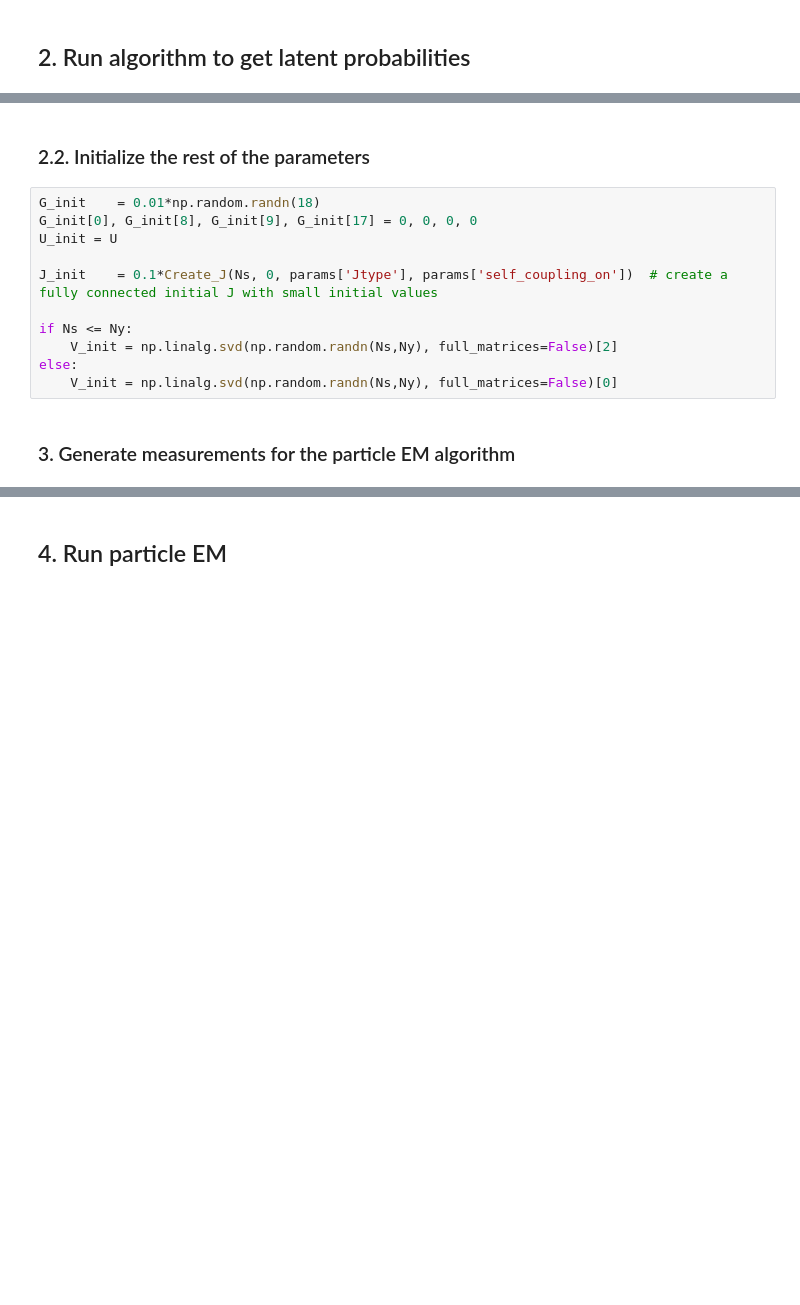
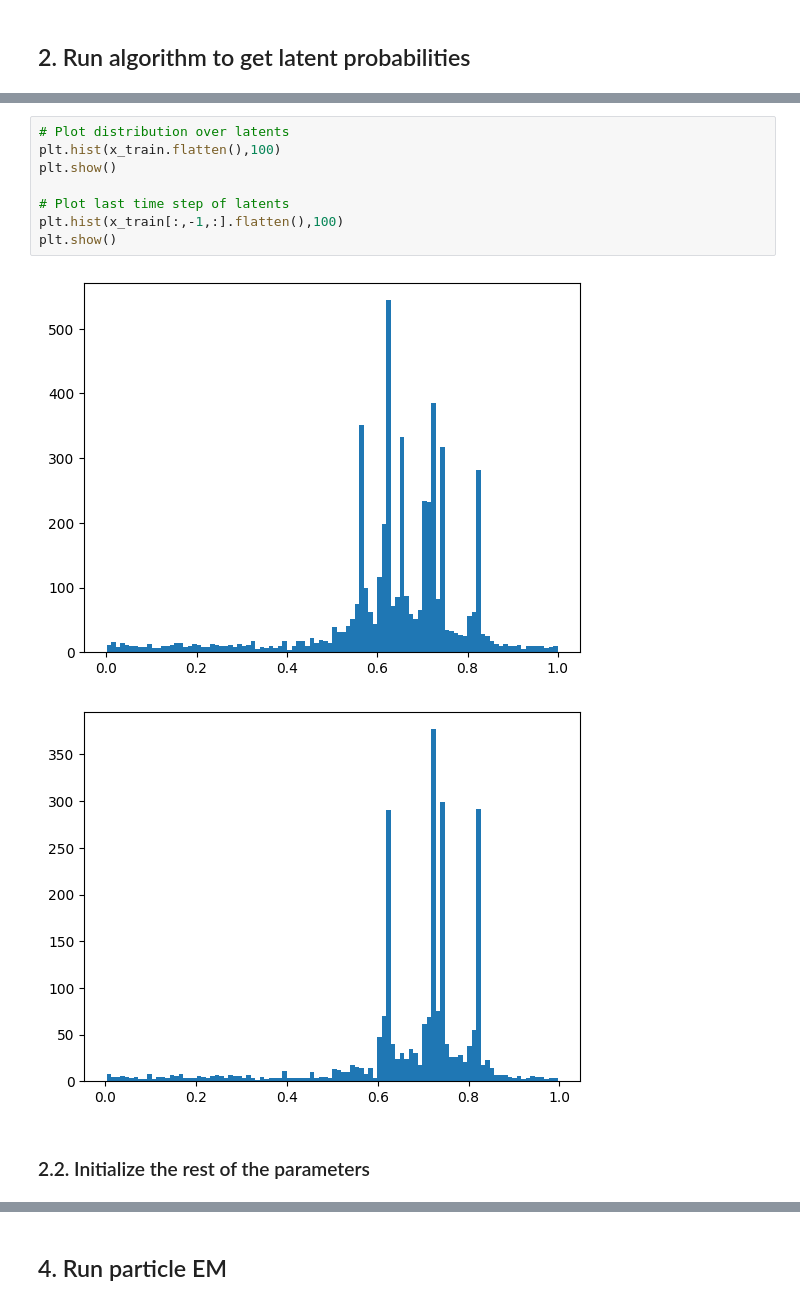
Before and after one commit to cgoldman123/coarse_graining_algorithms, a Jupyter notebook: notebooks/coarse_grain.ipynb, the cells around one changed output, grey strips where cells are left out. Drawn from its saved outputs; the diff is of its cells as text; blank space fills up the shorter version.

```diff
--- a/notebooks/coarse_grain.ipynb
+++ b/notebooks/coarse_grain.ipynb
@@ -111,16 +116,14 @@ plt.show()
+# %%
+# Plot distribution over latents
+plt.hist(x_train.flatten(),100)
+plt.show()
+
+# Plot last time step of latents
+plt.hist(x_train[:,-1,:].flatten(),100)
+plt.show()
+# %% [output]
+[figure, added]
+[figure, added]
 # %% [markdown]
 ### 2.2. Initialize the rest of the parameters
-# %%
-G_init    = 0.01*np.random.randn(18)
-G_init[0], G_init[8], G_init[9], G_init[17] = 0, 0, 0, 0
-U_init = U
-
-J_init    = 0.1*Create_J(Ns, 0, params['Jtype'], params['self_coupling_on'])  # create a fully connected initial J with small initial values
-
-if Ns <= Ny:
-    V_init = np.linalg.svd(np.random.randn(Ns,Ny), full_matrices=False)[2]
-else:
-    V_init = np.linalg.svd(np.random.randn(Ns,Ny), full_matrices=False)[0]
-# %% [markdown]
-### 3. Generate measurements for the particle EM algorithm
 # %%
```
Also changed, not shown: parts of 14 cells of this notebook, 5 other files.
